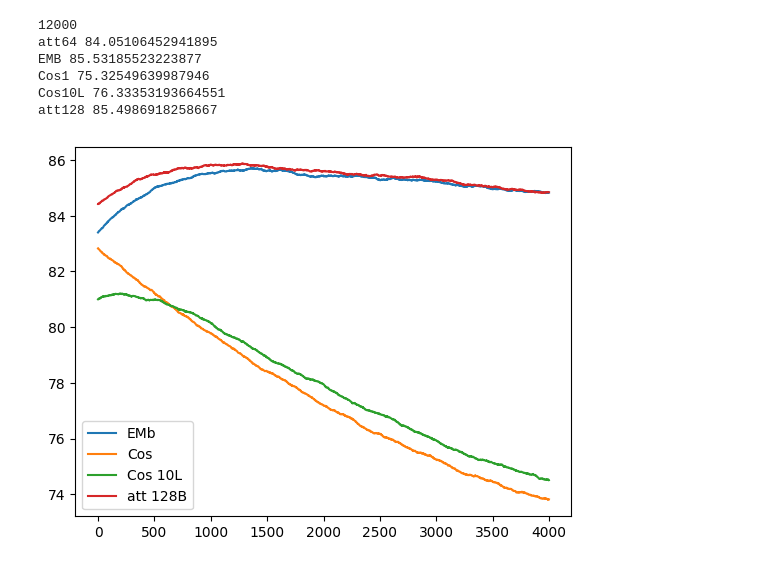
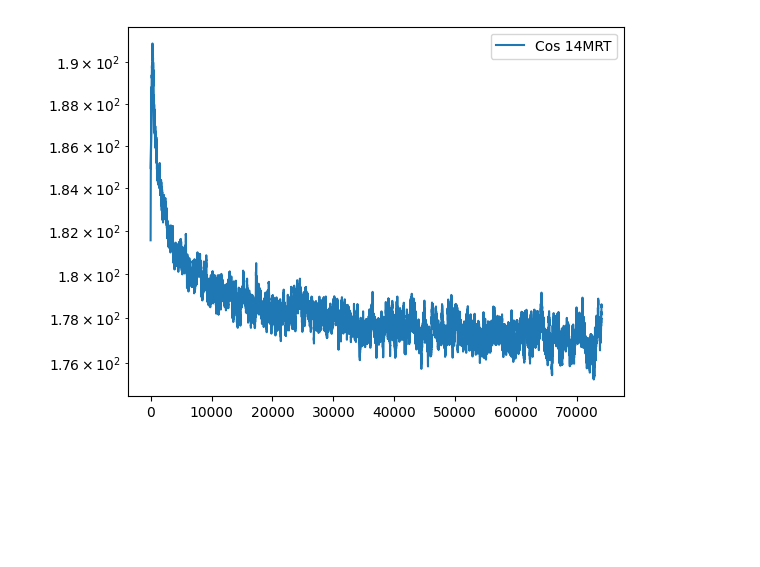
Before and after one commit to paulffm/Continuous-Time-Diffusion-Models-for-Discrete-Data, a Jupyter notebook: ContTimeDiscreteSpace/TAUnSDDM/maze_workaround.ipynb, the cells around one changed output. Cells and saved outputs as stored; diff of their text form; code cells hidden in the pictures; blank space fills up the shorter version.

```diff
--- a/ContTimeDiscreteSpace/TAUnSDDM/maze_workaround.ipynb
+++ b/ContTimeDiscreteSpace/TAUnSDDM/maze_workaround.ipynb
@@ -93,16 +112,15 @@ att_10M = np.load('SavedModels/MAZE/PNGs/loss_CatRM11999_hollow14MRTAtt.npy') #
 att_emb = np.load('SavedModels/MAZE/PNGs/loss_CatRM5999_hollowMRTEmb.npy')
 att_cos1 = np.load('SavedModels/MAZE/PNGs/loss_CatRM5999_hollowMRT14Cos.npy')
 att_cos10l_15mlp = np.load('SavedModels/MAZE/PNGs/loss_CatRM5999.npy')
-att_cos_highlr = np.load('SavedModels/MAZE/PNGs/loss_CatRM2999.npy')
+
 print(len(att_10M))
 att = att[10000:12000]
 print("att64", np.mean(att))
 a = 1000
-b = 2000
+b = 6000
 att_emb = att_emb[a:b]
 print("EMB", np.mean(att_emb))
-att_cos_highlr = att_cos_highlr[a:b]
-print("Cos high LR", np.mean(att_cos_highlr))
+#print("Cos high LR", np.mean(att_cos_highlr))
 att_cos1 = att_cos1[a:b]
 print("Cos1", np.mean(att_cos1))
 att_cos10l_15mlp = att_cos10l_15mlp[a:b]
@@ -110,7 +128,7 @@ print("Cos10L", np.mean(att_cos10l_15mlp))
 att_10M = att_10M[a:b]
 print("att128", np.mean(att_10M))
 
-coff = 0.001
+coff = 0.5
 
 att_sm = apply_ema(att, 1)
 att_cos1 = apply_ema(att_cos1, coff)
@@ -121,21 +139,33 @@ att_cos10l_15mlp = apply_ema(att_cos10l_15mlp, coff)
 #plt.plot(att, label='att 64B')
 plt.plot(att_emb, label='EMb')
 plt.plot(att_cos1, label='Cos')
-plt.plot(att_cos10l_15mlp, label='Cos 10L')
+plt.plot(att_cos10l_15mlp, label='Cos 2e-4')
 #plt.plot(att_10M, label='att 128B')
 #plt.plot(att_sm, label='att 64B')
 plt.plot(att10M_sm, label='att 128B')
 #plt.yscale('log')
 plt.legend()
 plt.show()
-# %% [output]
-12000
-att64 84.05106452941895
-EMB 85.53185523223877
-Cos1 75.32549639987946
-Cos10L 76.33353193664551
-att128 85.4986918258667
-[figure, removed]
+# %%
+##att_20MR = np.load('SavedModels/MAZE/PNGs/loss_CatRM5999.npy')
+att_14MRT = np.load('SavedModels/MAZE/PNGs/loss_CatRM74999.npy')
+
+a = 1000
+b = 75000
+coff = 0.01
+
+#att_20MR = att_20MR[a:b]
+att_14MRT = att_14MRT[a:b]
+
+#att_20MR = apply_ema(att_20MR, coff)
+att_14MRT = apply_ema(att_14MRT, coff)
+
+plt.plot(att_14MRT, label='Cos 14MRT')
+plt.yscale('log')
+plt.legend()
+plt.show()
+# %% [output]
+[figure, added]
 # %%
 from config.maze_config.config_tauUnet_maze import get_config
 cfg = get_config()
```
Also changed, not shown: parts of 7 cells of this notebook, 4 other files.
